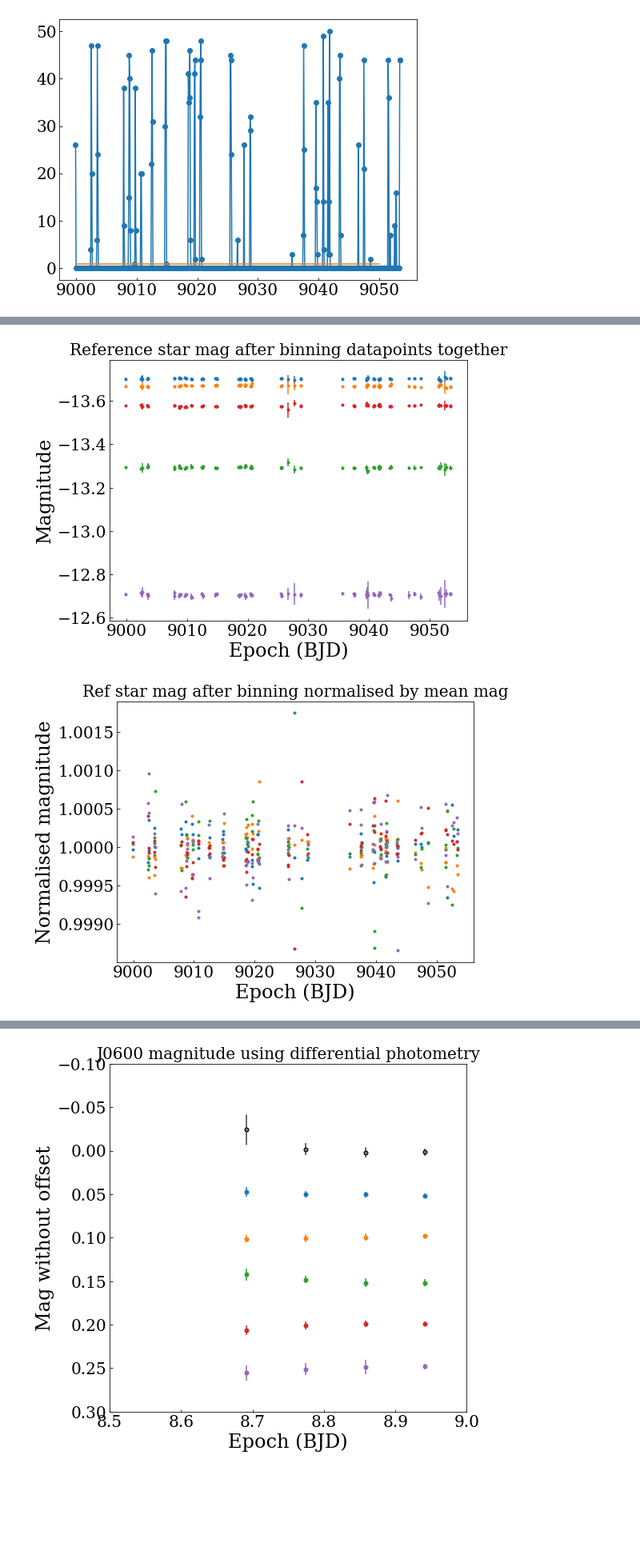
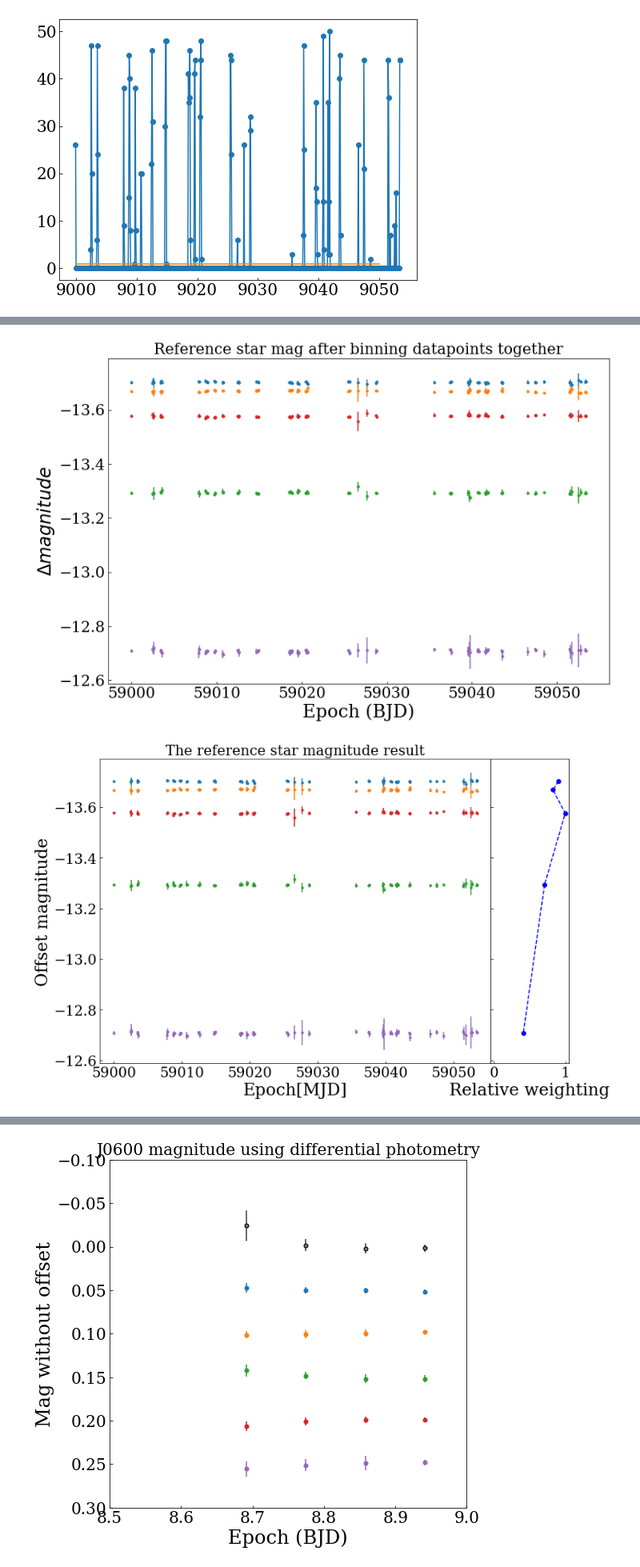
Before and after one commit to BartOuwehand/BRPJ0600, a Jupyter notebook: astep1.ipynb, the cells around one changed output, grey strips where cells are left out. Shown at 80% size. Drawn from its saved outputs; the diff is of its cells as text; code cells hidden in the pictures; blank space fills up the shorter version.

```diff
--- a/astep1.ipynb
+++ b/astep1.ipynb
@@ -370,11 +380,11 @@ plt.show()
 # %%
 i_lim = 5
 j_lim = 3
-fig, axs = plt.subplots(i_lim,j_lim)#, sharey=True)#, gridspec_kw={'hspace': 0.2})
+fig, axs = plt.subplots(i_lim,j_lim,gridspec_kw={'hspace': 0.2,'wspace':0.05}, sharey=True)#,
 fig.set_figheight(4*i_lim)
 fig.set_figwidth(5*j_lim)
-#axs[0,1].set_title("J0600 (black) curve against reference star 1 (blue) & 2 (red)")
-fig.tight_layout()
+axs[0,1].set_title("J0600 (black) curve against reference star 1 (blue) and 2 (red)")
+#fig.tight_layout()
 
 lims = np.array([
     [[-0.5,  0],     [2.25,  2.75],  [3.25, 3.75]],
@@ -382,7 +392,7 @@ lims = np.array([
     [[10.5,  11],    [12.25, 12.75], [14.5, 15]],
     [[18.4,  18.9],  [19.4,  19.9],    [20.25, 20.75]],
     [[25.25, 25.75], [27.5,  28],    [28.5, 29]]
-])
+])-0.01
 
 def windowplt(i,j,x,y,offset,c,mask,a):
     axs[i,j].errorbar(x,y - np.nanmedian(y[mask]) + offset, fmt='o',c=c,alpha=a)
@@ -394,9 +404,9 @@ for i in range(i_lim):
         #windowplt(i,j, epoch-9000, -2.5*np.log10(J0600_flux/ALC), 0.055, 'black', m1*m2,1)
         windowplt(i,j, epoch-9000, -2.5*np.log10(J0600_flux/ALC_final), 0.055, 'black', m1*m2,1)
         s = 0
-        windowplt(i,j, epoch-9000, -2.5*np.log10(flux[:,s]/ALC), 0.10, 'blue', m1*m2,1)
+        windowplt(i,j, epoch-9000, -2.5*np.log10(sigcl_flux[:,s]/ALC_final), 0.10, 'blue', m1*m2,1)
         s = 1
-        windowplt(i,j, epoch-9000, -2.5*np.log10(flux[:,s]/ALC), 0.13, 'red', m1*m2,1)
+        windowplt(i,j, epoch-9000, -2.5*np.log10(sigcl_flux[:,s]/ALC_final), 0.13, 'red', m1*m2,1)
 
         for x in range(int((epoch[-1]-epoch[0])*12)):
             axs[i,j].plot([epoch[0]+x/12-9000]*2,[0,.02],c='orange')
@@ -418,7 +428,7 @@ for i in range(i_lim):
         if j == 0:
             axs[i,j].set_ylabel('$\Delta$ magnitude')
         if i == i_lim-1:
-            axs[i,j].set_xlabel('Epoch (BJD) - 9000')
+            axs[i,j].set_xlabel('Epoch (BJD) - 59000')
 
 #for ax in axs.flat:
 #    ax.set(xlabel='Epoch (BJD)', ylabel='$\Delta$ magnitude')
@@ -504,6 +514,8 @@ corepoch = (bins[1:] + bins[:-1])/2
 
 cormag = []
 cormagerr = []
+cormag2 = []
+cormagerr2 = []
 J0600cormag = []
 J0600cormagerr = []
 J0600cormag2 = []
@@ -519,6 +531,8 @@ for e in range(len(corepoch)):
     J0600cormag.append(np.nanmean((-2.5*np.log10(J0600_flux.T/ALC).T)[m1*m2],axis=0))
     J0600cormagerr.append(np.nanstd((-2.5*np.log10(J0600_flux.T/ALC).T)[m1*m2],axis=0))
 
+    cormag2.append(np.nanmean((-2.5*np.log10(sigcl_flux.T/ALC_final).T)[m1*m2],axis=0))
+    cormagerr2.append(np.nanstd((-2.5*np.log10(sigcl_flux.T/ALC_final).T)[m1*m2],axis=0))
     J0600cormag2.append(np.nanmean((-2.5*np.log10(J0600_flux.T/ALC_final).T)[m1*m2],axis=0))
     J0600cormagerr2.append(np.nanstd((-2.5*np.log10(J0600_flux.T/ALC_final).T)[m1*m2],axis=0))
 
@@ -528,5 +542,7 @@ cormagerr = np.array(cormagerr)
 J0600cormag = np.array(J0600cormag)
 J0600cormagerr = np.array(J0600cormagerr)
 
+cormag2 = np.array(cormag2)
+cormagerr2 = np.array(cormagerr2)
 J0600cormag2 = np.array(J0600cormag2)
 J0600cormagerr2 = np.array(J0600cormagerr2)
@@ -533,30 +569,49 @@ J0600cormagerr2 = np.array(J0600cormagerr2)
 # %%
+plt.figure(figsize=(12,8))
 for s in range(5):
-    plt.errorbar(corepoch,cormag[:,s],yerr=cormagerr[:,s],fmt='.')
+    #plt.plot([corepoch[0],corepoch[-1]], [star_mag[s]]*2,c='black',linestyle='--',linewidth=1)
+    #plt.errorbar(corepoch,cormag[:,s]+ZP_real,yerr=cormagerr[:,s],fmt='.')
+    plt.errorbar(corepoch+50000,cormag[:,s],yerr=cormagerr[:,s],fmt='.')
 plt.gca().invert_yaxis()
 plt.title("Reference star mag after binning datapoints together")
 plt.xlabel("Epoch (BJD)")
-plt.ylabel("Magnitude")
+plt.ylabel("$\Delta magnitude$")
 plt.show()
 
-for s in range(5):
-    #plt.errorbar(corepoch,cormag[:,s]/np.nanmedian(cormag[:,s]),yerr=cormagerr[:,s]/np.nanmedian(cormag[:,s]),fmt='.')
-    plt.errorbar(corepoch,cormag[:,s]/np.nanmedian(cormag[:,s]),fmt='.')
-plt.title("Ref star mag after binning normalised by mean mag")
-plt.xlabel("Epoch (BJD)")
-plt.ylabel("Normalised magnitude")
-plt.show()
+fig, axs = plt.subplots(1,2, sharey=True, gridspec_kw={'wspace':0,'width_ratios': [5, 1]})
+axs[0].set_title("The reference star magnitude result")
+fig.set_figheight(8)
+fig.set_figwidth(12)
+for s in range(len(cormag[0])):
+    axs[0].errorbar(corepoch+50000,cormag[:,s],yerr=cormagerr[:,s],fmt='.')
+axs[0].set_ylabel("Offset magnitude")
+axs[0].set_xlabel("Epoch[MJD]")
+axs[0].set_xlim(corepoch[0]+49998,50002+corepoch[-1])
+axs[0].invert_yaxis()
+SRT = np.argsort(np.nanmedian(cormag,axis=0))
+axs[1].errorbar(final_weight[SRT]/np.max(final_weight),np.nanmedian(cormag,axis=0)[SRT],fmt='--o',c='b')
+axs[1].set_xlabel('Relative weighting')
+axs[1].set_xlim(-0.05,1.05)
+
+# for s in range(5):
+#     #plt.errorbar(corepoch,cormag[:,s]/np.nanmedian(cormag[:,s]),yerr=cormagerr[:,s]/np.nanmedian(cormag[:,s]),fmt='.')
+#     plt.errorbar(corepoch,cormag[:,s]/np.nanmedian(cormag[:,s]),fmt='.')
+# plt.title("Ref star mag after binning normalised by mean mag")
+# plt.xlabel("Epoch (BJD)")
+# plt.ylabel("Normalised magnitude")
+# plt.show()
 
 plt.figure(figsize=(16,8))
-plt.errorbar(epoch,-2.5*np.log10(J0600_flux/ALC),fmt='.', alpha=0.2)
-plt.errorbar(corepoch,J0600cormag,yerr=J0600cormagerr,fmt='.')
+#plt.errorbar(epoch,-2.5*np.log10(J0600_flux/ALC),fmt='.', alpha=0.2)
+#plt.errorbar(corepoch,J0600cormag2+ZP_real,yerr=J0600cormagerr2,fmt='.',c='r',linewidth=1)
+plt.errorbar(corepoch+50000,J0600cormag2,yerr=J0600cormagerr2,fmt='.',c='r',linewidth=1)
 plt.title("J0600 magnitude using differential photometry")
 plt.xlabel("Epoch (BJD)")
 plt.ylabel("Magnitude")
 plt.gca().invert_yaxis()
 #plt.legend(loc=3)
 #plt.xlim(9018,9022)
 plt.show()
 # %% [output]
-[figure, old version]
+[figure, new version]
-[figure, old version]
+[figure, new version]
```
Also changed, not shown: parts of 5 cells of this notebook.
